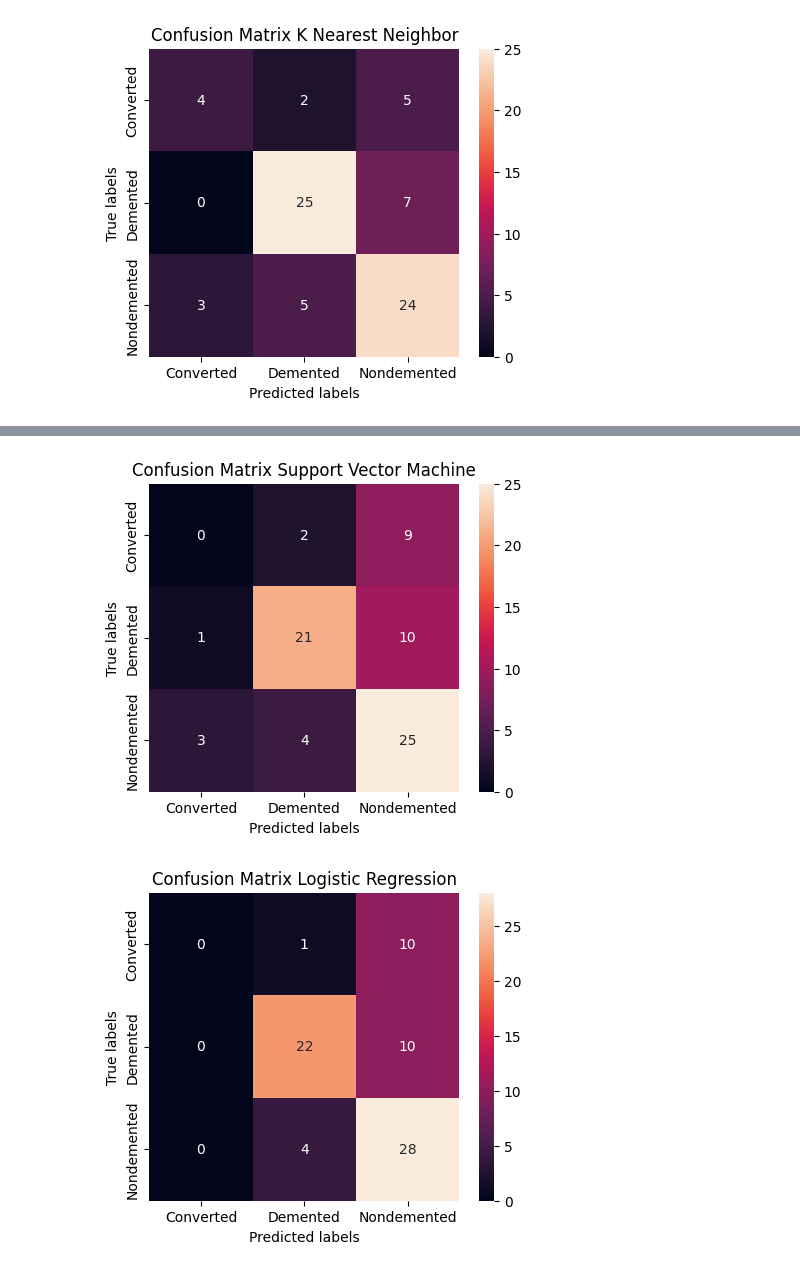
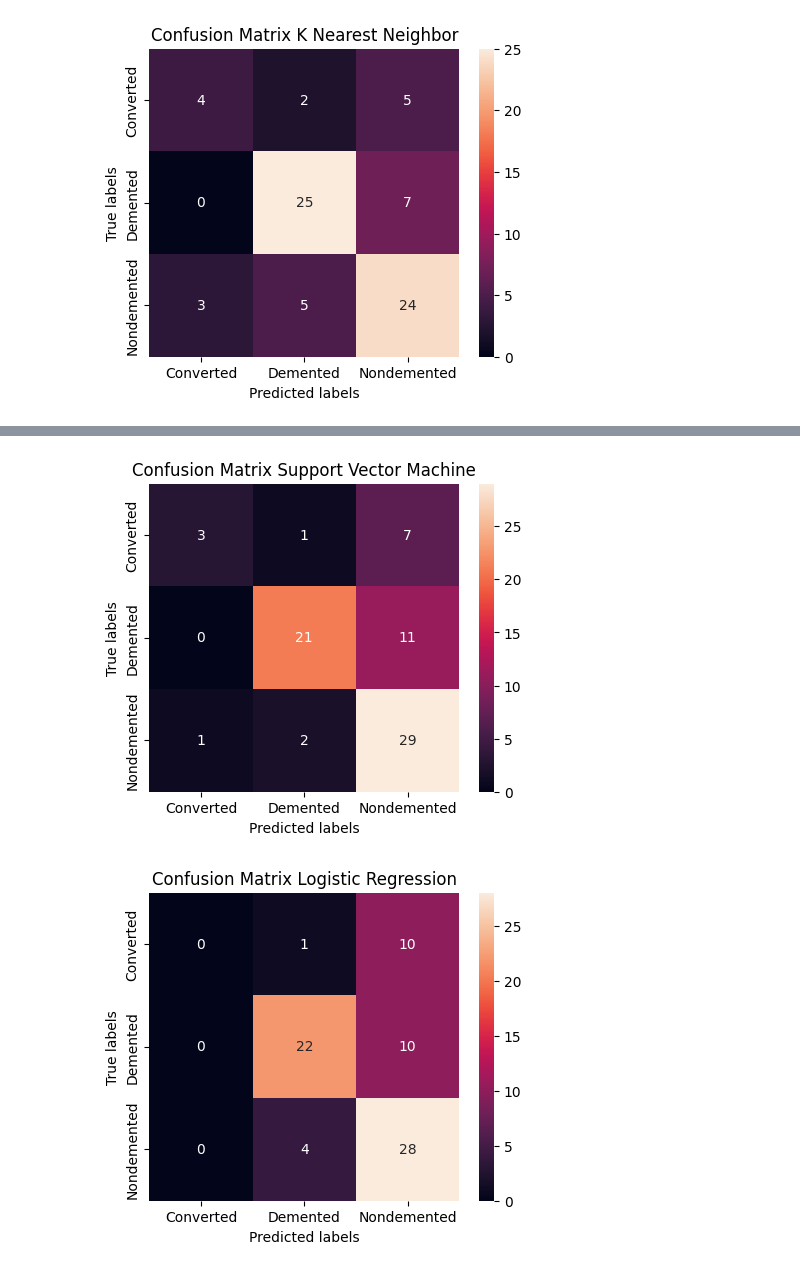
Before and after one commit to sspalding/Dementia-Prediction, a Jupyter notebook: Machine Learning.ipynb, the cells around one changed output, grey strips where cells are left out. Saved outputs shown, nothing was run; the diff lists cells and outputs as text; code cells hidden in the pictures.

Commit message:
update machine learning model

```diff
--- a/Machine Learning.ipynb
+++ b/Machine Learning.ipynb
@@ -38,8 +38,8 @@ from sklearn.model_selection import KFold
 # %%
 # get the data from the database
 conn = sqlite3.connect("Dementia.db")                           # connect to the database
-sql_string = 'SELECT * FROM Data_Wrangled'
-data_ML = pd.read_sql(sql_string, conn)                    # this will be the main dataframe used
+query = 'SELECT * FROM Data_Wrangled'
+data_ml = pd.read_sql(query, conn)                    # this will be the main dataframe used
 # %% [markdown]
 **Inputs:**
 The inputs are the features that are used to predict the outcome of the patients.
@@ -51,8 +51,8 @@ For the purpose of this analysis, Group will be used as a categorical variable f
 The other two outcome may be anaylzed later.
 # %%
 # Define X and Y variables, convert these values from a pandas dataframe into a numpy array
-X = data_ML[['Visit','M/F','Age','EDUC','SES','eTIV','nWBV','ASF']].values
-y = data_ML['Group'].values
+X = data_ml[['Visit','M/F','Age','EDUC','SES','eTIV','nWBV','ASF']].values
+y = data_ml['Group'].values
 # %%
 # Normalize data
 # standardize the data in X then reassign it to the variable x
@@ -115,6 +114,0 @@ accuracy : 0.725287356321839
-# %%
-# create instance of decision tree classifier called drugtree
-# inside the classifier specify crieterion = entropy
-Treee = DecisionTreeClassifier(criterion= 'gini', max_depth =14, max_features= 'sqrt', min_samples_leaf= 1, min_samples_split= 2, splitter= 'best')
-# fit the data with the trainging feature matirx and response vector
-Treee.fit(X_train,Y_train)
@@ -253,6 +238,6 @@ OneVsRestClassifier(estimator=SVC(C=31.62277, gamma=0.0316))
 # %%
 # use the model to predict values
-yhatSVM = classifier.predict(X_test)
-print(yhatSVM[0:70])
+yhat_svm = svm_cv.predict(X_test)
+print(yhat_svm[0:70])
 print (Y_test [0:70])
 # %% [output]
@@ -361,7 +346,7 @@ plot_confusion_matrix(Y_test,yhatTree,"Decision Tree")
 # %%
 # plot confusion matrix for SVM
-plot_confusion_matrix(Y_test,yhatSVM,"Support Vector Machine")
+plot_confusion_matrix(Y_test,yhat_svm,"Support Vector Machine")
 # %% [output]
-[figure, old version]
+[figure, new version]
 # %%
 # plot confusion matrix for LR
```
Also changed, not shown: parts of 24 cells of this notebook.
